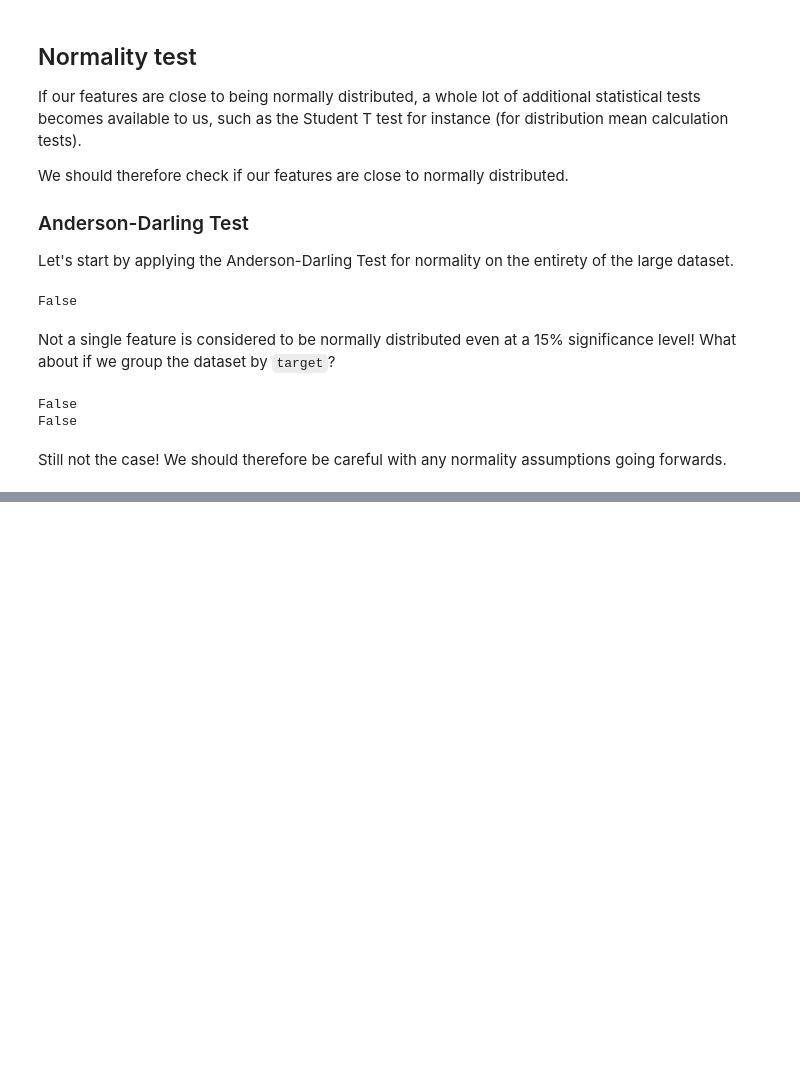
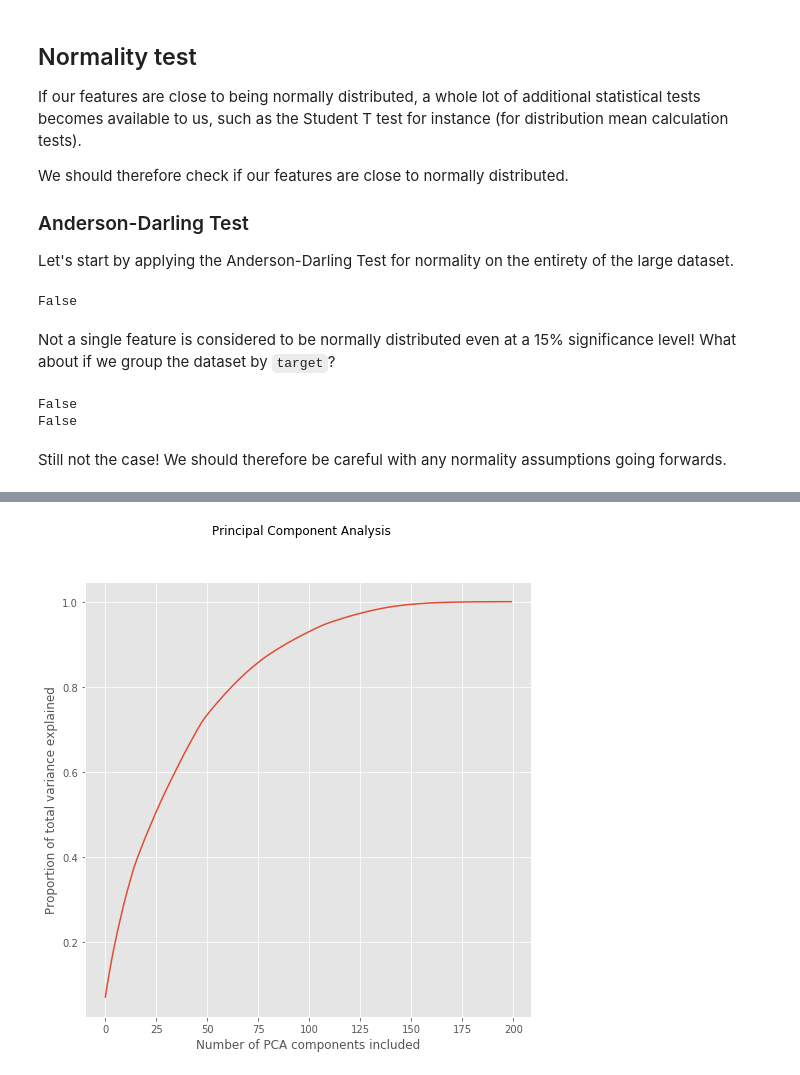
Before and after one commit to JakobGM/machine-learning-course, a Jupyter notebook: project/jakobgm.ipynb, the cells around one changed output, grey strips where cells are left out. Drawn from its saved outputs; the diff is of its cells as text; code cells hidden in the pictures; blank space fills up the shorter version.

```diff
--- a/project/jakobgm.ipynb
+++ b/project/jakobgm.ipynb
@@ -338,0 +344,13 @@ Length: 200, dtype: float64
+# %%
+pca = decomposition.PCA()
+pca_components = pca.fit_transform(train_large[features])
+variance_ratio = pca.explained_variance_ratio_
+total_explained = np.cumsum(variance_ratio)
+# %%
+fig, ax = plt.subplots(1, 1)
+ax.set_xlabel("Number of PCA components included")
+ax.set_ylabel("Proportion of total variance explained")
+fig.suptitle("Principal Component Analysis")
+ax.plot(total_explained);
+# %% [output]
+[figure, added]
```
Also changed, not shown: parts of 42 cells of this notebook.
